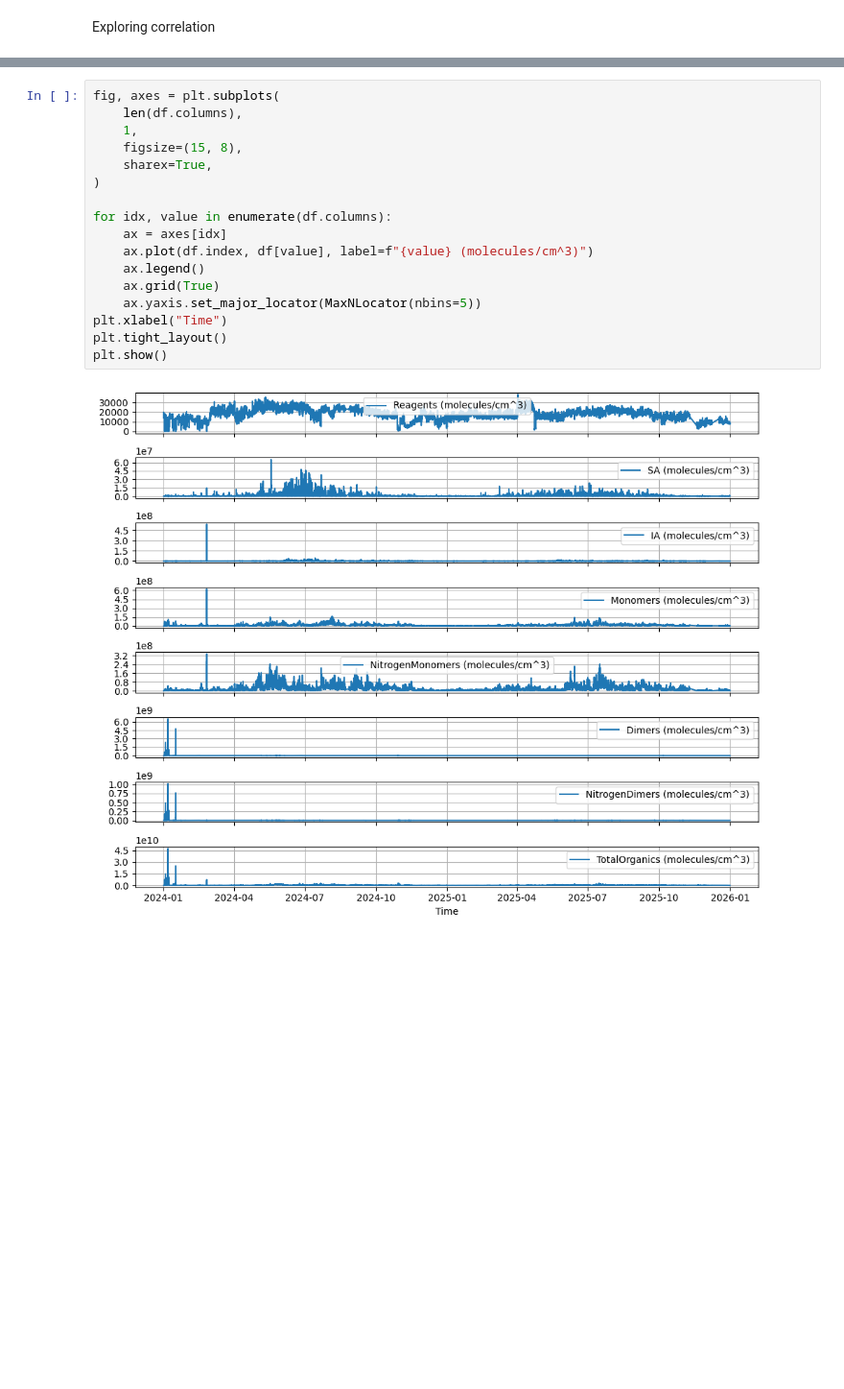
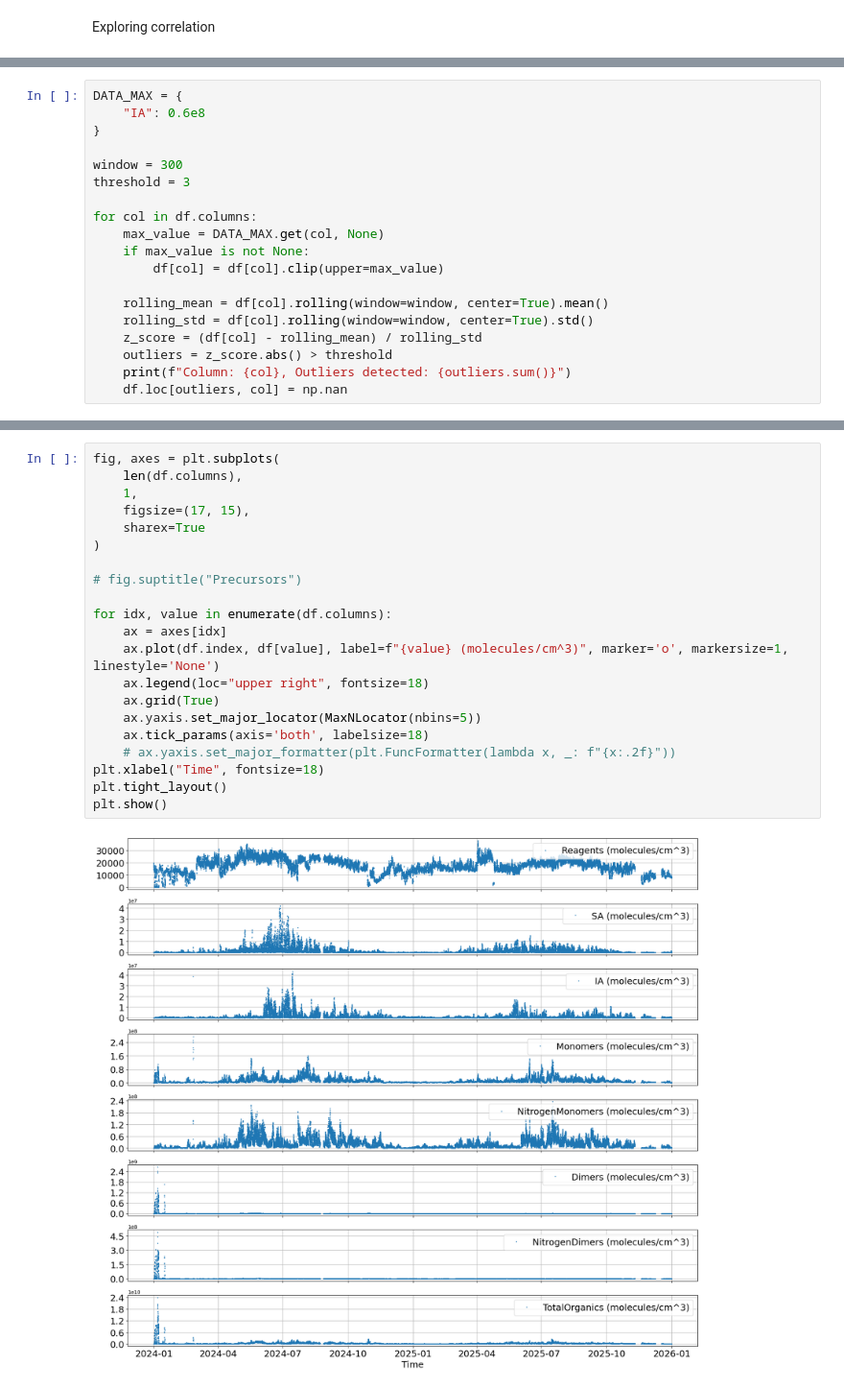
Before and after one commit to drohal3/ATMDP-003_marine, a Jupyter notebook: notebooks/precursors_explore.ipynb, the cells around one changed output, grey strips where cells are left out. Shown at 96% size. Cells and saved outputs as stored; diff of their text form; blank space fills up the shorter version.

Commit message:
eliminated outliers, plot fonts

```diff
--- a/notebooks/precursors_explore.ipynb
+++ b/notebooks/precursors_explore.ipynb
@@ -88,0 +92,19 @@ plt.show()
+# %%
+DATA_MAX = {
+    "IA": 0.6e8
+}
+
+window = 300
+threshold = 3
+
+for col in df.columns:
+    max_value = DATA_MAX.get(col, None)
+    if max_value is not None:
+        df[col] = df[col].clip(upper=max_value)
+
+    rolling_mean = df[col].rolling(window=window, center=True).mean()
+    rolling_std = df[col].rolling(window=window, center=True).std()
+    z_score = (df[col] - rolling_mean) / rolling_std
+    outliers = z_score.abs() > threshold
+    print(f"Column: {col}, Outliers detected: {outliers.sum()}")
+    df.loc[outliers, col] = np.nan
@@ -89,19 +122,23 @@ plt.show()
 # %%
 fig, axes = plt.subplots(
     len(df.columns),
     1,
-    figsize=(15, 8),
-    sharex=True,
+    figsize=(17, 15),
+    sharex=True
 )
+
+# fig.suptitle("Precursors")
 
 for idx, value in enumerate(df.columns):
     ax = axes[idx]
-    ax.plot(df.index, df[value], label=f"{value} (molecules/cm^3)")
-    ax.legend()
+    ax.plot(df.index, df[value], label=f"{value} (molecules/cm^3)", marker='o', markersize=1, linestyle='None')
+    ax.legend(loc="upper right", fontsize=18)
     ax.grid(True)
     ax.yaxis.set_major_locator(MaxNLocator(nbins=5))
-plt.xlabel("Time")
+    ax.tick_params(axis='both', labelsize=18)
+    # ax.yaxis.set_major_formatter(plt.FuncFormatter(lambda x, _: f"{x:.2f}"))
+plt.xlabel("Time", fontsize=18)
 plt.tight_layout()
 plt.show()
 # %% [output]
-[figure, old version]
+[figure, new version]
```
Also changed, not shown: parts of 4 cells of this notebook, 1 other file.
